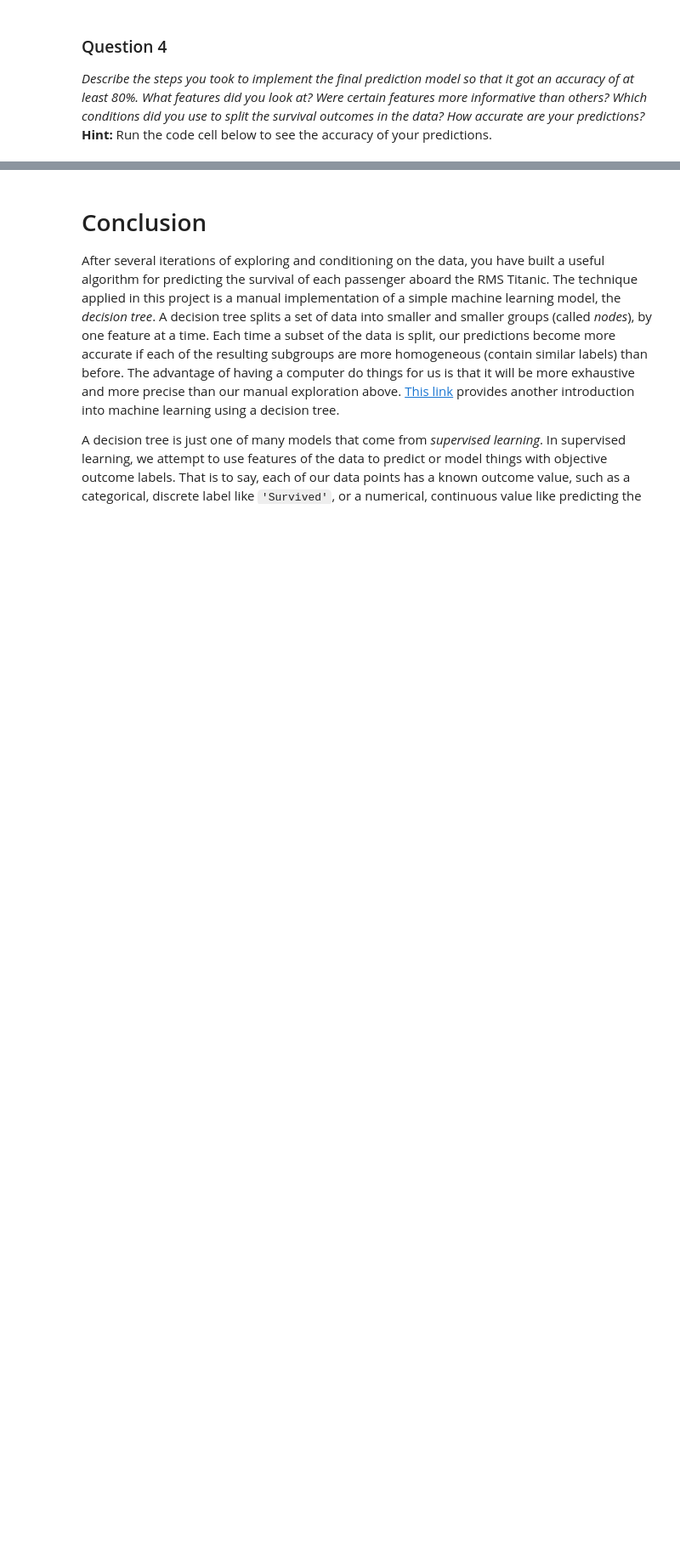
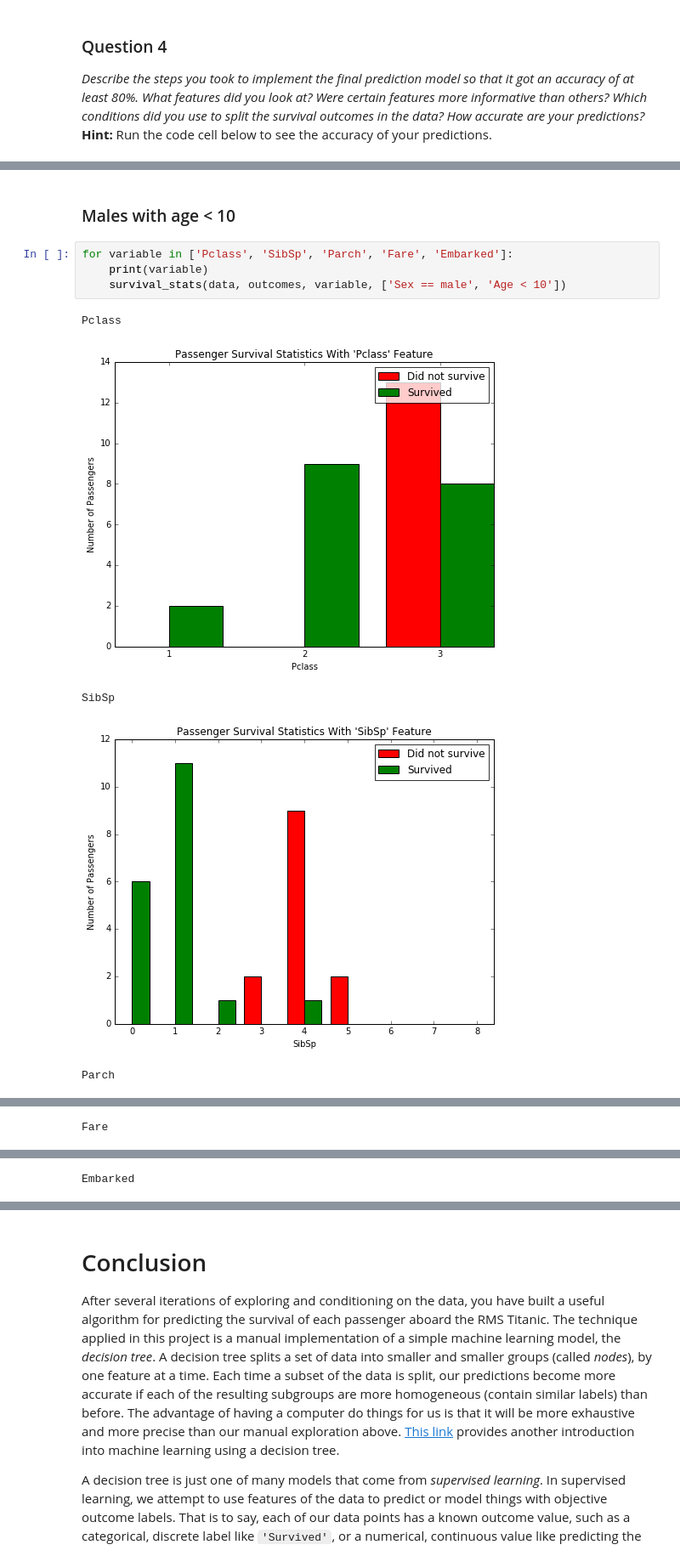
Before and after one commit to alvaroabascar/ml-course, a Jupyter notebook: titanic_survival_exploration.ipynb, the cells around one changed output, grey strips where cells are left out. Shown: that part at 85% size. Cells and saved outputs as stored; diff of their text form; blank space fills up the shorter version.

```diff
--- a/titanic_survival_exploration.ipynb
+++ b/titanic_survival_exploration.ipynb
@@ -283,0 +338,12 @@ Predictions have an accuracy of 81.14%.
+# %% [markdown]
+### Males with age < 10
+# %%
+for variable in ['Pclass', 'SibSp', 'Parch', 'Fare', 'Embarked']:
+    print(variable)
+    survival_stats(data, outcomes, variable, ['Sex == male', 'Age < 10'])
+# %% [output]
+Pclass
+[figure, added]
+SibSp
+[figure, added]
+Parch
@@ -283,0 +351 @@ Predictions have an accuracy of 81.14%.
+Fare
@@ -283,0 +353 @@ Predictions have an accuracy of 81.14%.
+Embarked
```
Also changed, not shown: parts of 24 cells of this notebook, 1 other file.
